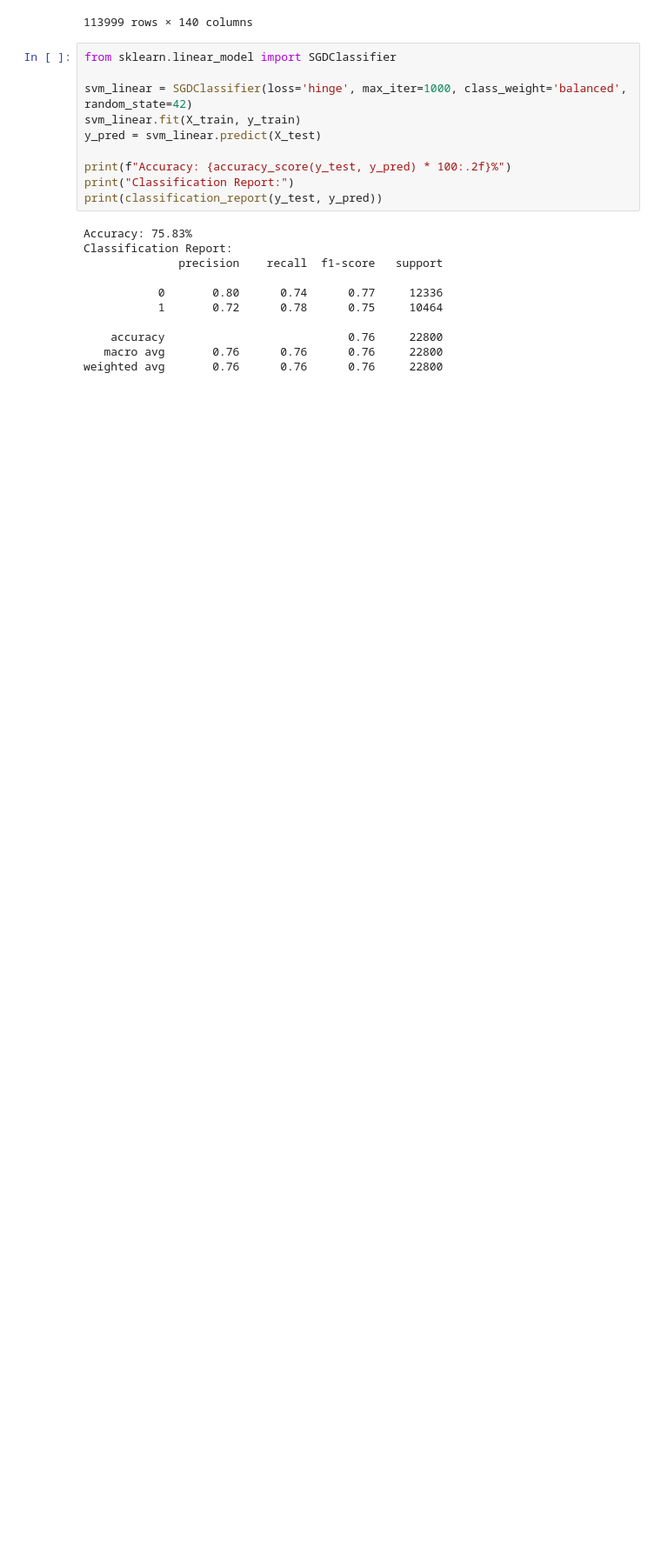
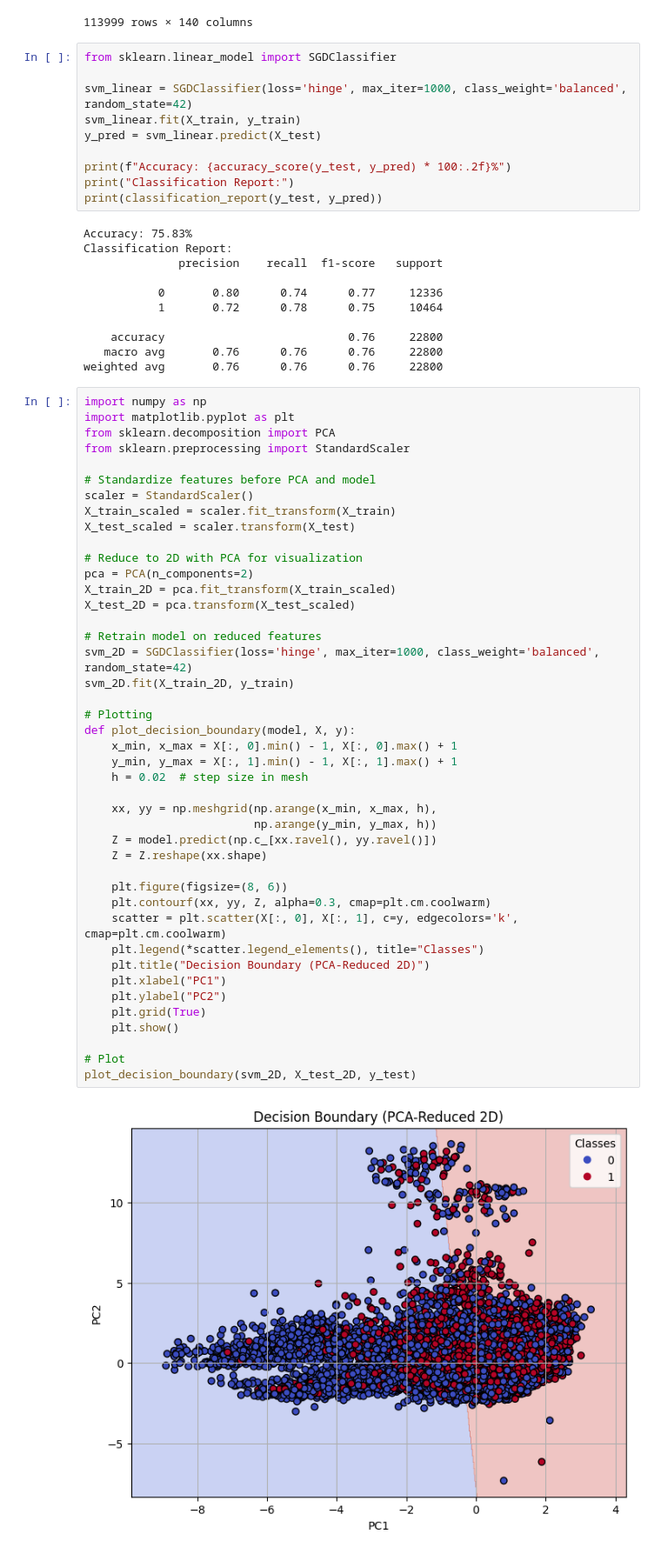
Before and after one commit to nfortes/music-happiness-predictor, a Jupyter notebook: music-happiness-predictor-svm.ipynb, the cells around one changed output. Shown: that part at 87% size. Saved outputs shown, nothing was run; the diff lists cells and outputs as text; blank space fills up the shorter version.

```diff
--- a/music-happiness-predictor-svm.ipynb
+++ b/music-happiness-predictor-svm.ipynb
@@ -66,3 +66,48 @@ Classification Report:
     accuracy                           0.76     22800
    macro avg       0.76      0.76      0.76     22800
 weighted avg       0.76      0.76      0.76     22800
+# %%
+import numpy as np
+import matplotlib.pyplot as plt
+from sklearn.decomposition import PCA
+from sklearn.preprocessing import StandardScaler
+
+# Standardize features before PCA and model
+scaler = StandardScaler()
+X_train_scaled = scaler.fit_transform(X_train)
+X_test_scaled = scaler.transform(X_test)
+
+# Reduce to 2D with PCA for visualization
+pca = PCA(n_components=2)
+X_train_2D = pca.fit_transform(X_train_scaled)
+X_test_2D = pca.transform(X_test_scaled)
+
+# Retrain model on reduced features
+svm_2D = SGDClassifier(loss='hinge', max_iter=1000, class_weight='balanced', random_state=42)
+svm_2D.fit(X_train_2D, y_train)
+
+# Plotting
+def plot_decision_boundary(model, X, y):
+    x_min, x_max = X[:, 0].min() - 1, X[:, 0].max() + 1
+    y_min, y_max = X[:, 1].min() - 1, X[:, 1].max() + 1
+    h = 0.02  # step size in mesh
+
+    xx, yy = np.meshgrid(np.arange(x_min, x_max, h),
+                         np.arange(y_min, y_max, h))
+    Z = model.predict(np.c_[xx.ravel(), yy.ravel()])
+    Z = Z.reshape(xx.shape)
+
+    plt.figure(figsize=(8, 6))
+    plt.contourf(xx, yy, Z, alpha=0.3, cmap=plt.cm.coolwarm)
+    scatter = plt.scatter(X[:, 0], X[:, 1], c=y, edgecolors='k', cmap=plt.cm.coolwarm)
+    plt.legend(*scatter.legend_elements(), title="Classes")
+    plt.title("Decision Boundary (PCA-Reduced 2D)")
+    plt.xlabel("PC1")
+    plt.ylabel("PC2")
+    plt.grid(True)
+    plt.show()
+
+# Plot
+plot_decision_boundary(svm_2D, X_test_2D, y_test)
+# %% [output]
+[figure, added]
```
Also changed, not shown: parts of 1 cell of this notebook, 1 other file.
